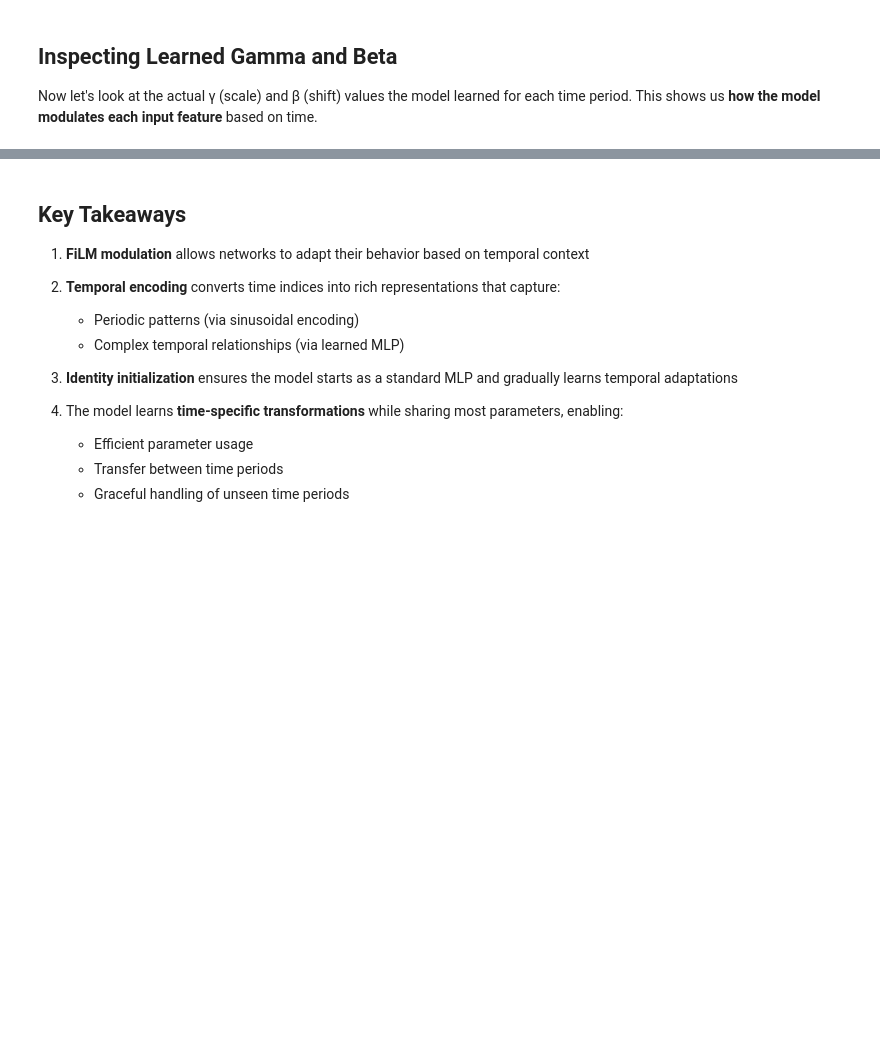
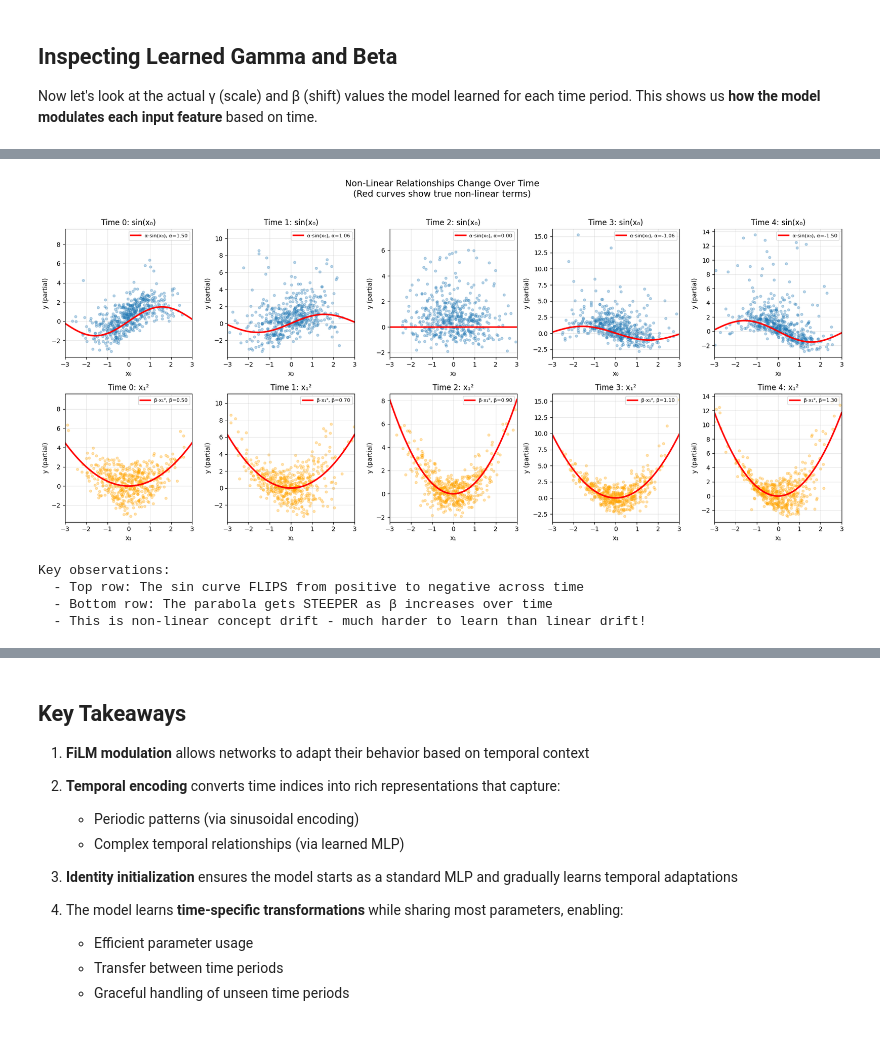
Before and after one commit to liamflynn1989/tabular-nn-research, a Jupyter notebook: tutorials/01_temporal_modulation.ipynb, the cells around one changed output, grey strips where cells are left out. Saved outputs shown, nothing was run; the diff lists cells and outputs as text; code cells hidden in the pictures; blank space fills up the shorter version.

```diff
--- a/tutorials/01_temporal_modulation.ipynb
+++ b/tutorials/01_temporal_modulation.ipynb
@@ -939,0 +1099,67 @@ If the model learned correctly, the right plot should show similar patterns.
+# %%
+# Visualize non-linear relationships for specific features across time periods
+fig, axes = plt.subplots(2, 5, figsize=(18, 8))
+
+# Top row: sin(x₀) relationship changes across time
+for t in range(5):
+    ax = axes[0, t]
+    mask = time_idx_nl == t
+    x_feat = X_nl[mask, 0].numpy()
+    y_target = y_nl[mask].squeeze().numpy()
+
+    # Sort for plotting
+    sort_idx = np.argsort(x_feat)
+    x_sorted = x_feat[sort_idx]
+
+    ax.scatter(x_feat, y_target, alpha=0.3, s=15)
+
+    # Show the true sin contribution
+    alpha = true_coefs_nl[t]['sin(x₀)']
+    x_line = np.linspace(-3, 3, 100)
+    y_line = alpha * np.sin(x_line)
+    ax.plot(x_line, y_line, 'r-', linewidth=2.5, label=f'α·sin(x₀), α={alpha:.2f}')
+
+    ax.set_xlabel('x₀')
+    ax.set_ylabel('y (partial)')
+    ax.set_title(f'Time {t}: sin(x₀)')
+    ax.legend(loc='upper right', fontsize=8)
+    ax.set_xlim(-3, 3)
+    ax.grid(True, alpha=0.3)
+
+# Bottom row: x₁² relationship changes across time
+for t in range(5):
+    ax = axes[1, t]
+    mask = time_idx_nl == t
+    x_feat = X_nl[mask, 1].numpy()
+    y_target = y_nl[mask].squeeze().numpy()
+
+    ax.scatter(x_feat, y_target, alpha=0.3, s=15, color='orange')
+
+    # Show the true quadratic contribution
+    beta = true_coefs_nl[t]['x₁²']
+    x_line = np.linspace(-3, 3, 100)
+    y_line = beta * x_line ** 2
+    ax.plot(x_line, y_line, 'r-', linewidth=2.5, label=f'β·x₁², β={beta:.2f}')
+
+    ax.set_xlabel('x₁')
+    ax.set_ylabel('y (partial)')
+    ax.set_title(f'Time {t}: x₁²')
+    ax.legend(loc='upper right', fontsize=8)
+    ax.set_xlim(-3, 3)
+    ax.grid(True, alpha=0.3)
+
+plt.suptitle('Non-Linear Relationships Change Over Time\n(Red curves show true non-linear terms)',
+             fontsize=14, y=1.02)
+plt.tight_layout()
+plt.show()
+
+print("Key observations:")
+print("  - Top row: The sin curve FLIPS from positive to negative across time")
+print("  - Bottom row: The parabola gets STEEPER as β increases over time")
+print("  - This is non-linear concept drift - much harder to learn than linear drift!")
+# %% [output]
+[figure, added]
+Key observations:
+  - Top row: The sin curve FLIPS from positive to negative across time
+  - Bottom row: The parabola gets STEEPER as β increases over time
+  - This is non-linear concept drift - much harder to learn than linear drift!
```
Also changed, not shown: parts of 18 cells of this notebook.
